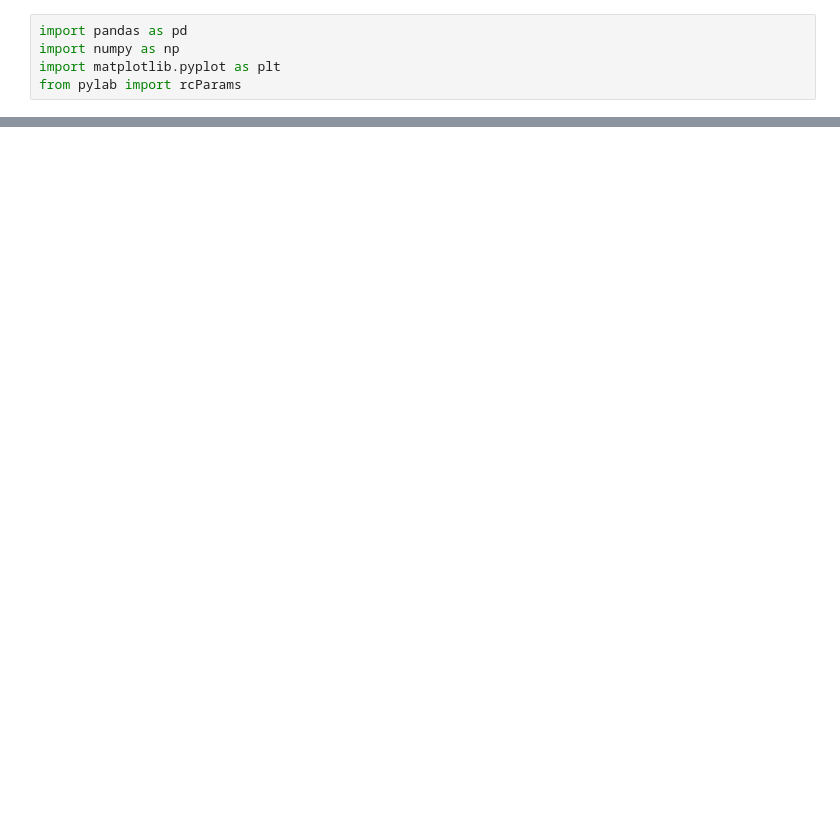
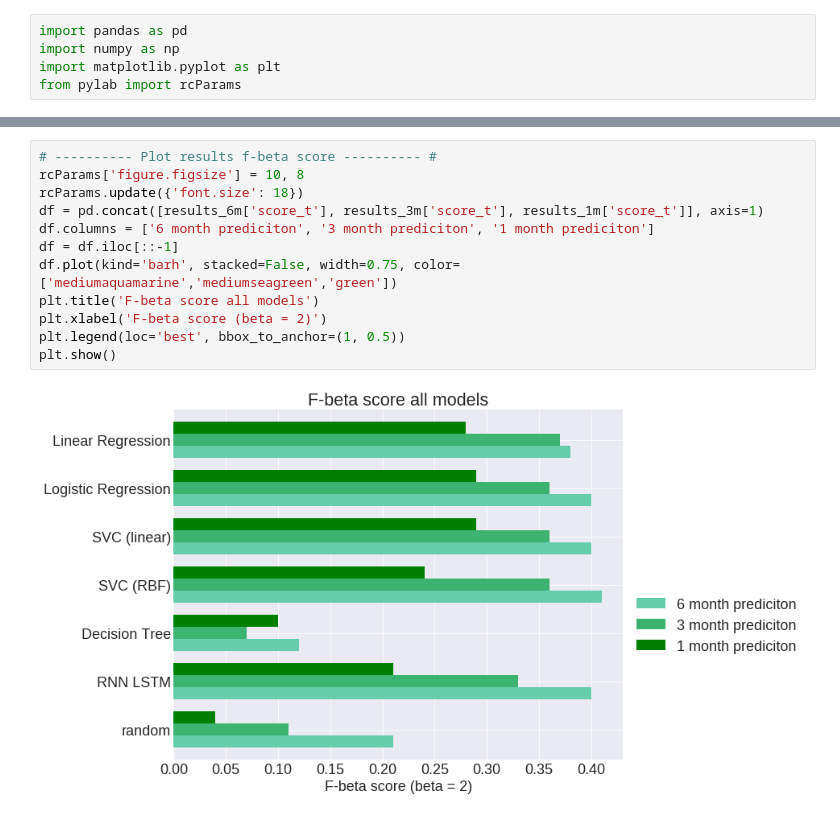
Before and after one commit to roman807/Predicting-Stock-Market-Crashes, a Jupyter notebook: results.ipynb, the cells around one changed output, grey strips where cells are left out. Cells and saved outputs as stored; diff of their text form; blank space fills up the shorter version.

```diff
--- a/results.ipynb
+++ b/results.ipynb
@@ -151,0 +177,14 @@ Compare prediciton scores for regression models trained with 16 vs 504 features:
+# %%
+# ---------- Plot results f-beta score ---------- #
+rcParams['figure.figsize'] = 10, 8
+rcParams.update({'font.size': 18})
+df = pd.concat([results_6m['score_t'], results_3m['score_t'], results_1m['score_t']], axis=1)
+df.columns = ['6 month prediciton', '3 month prediciton', '1 month prediciton']
+df = df.iloc[::-1]
+df.plot(kind='barh', stacked=False, width=0.75, color=['mediumaquamarine','mediumseagreen','green'])
+plt.title('F-beta score all models')
+plt.xlabel('F-beta score (beta = 2)')
+plt.legend(loc='best', bbox_to_anchor=(1, 0.5))
+plt.show()
+# %% [output]
+[figure, added]
```
Also changed, not shown: parts of 7 cells of this notebook, 1 other file.
